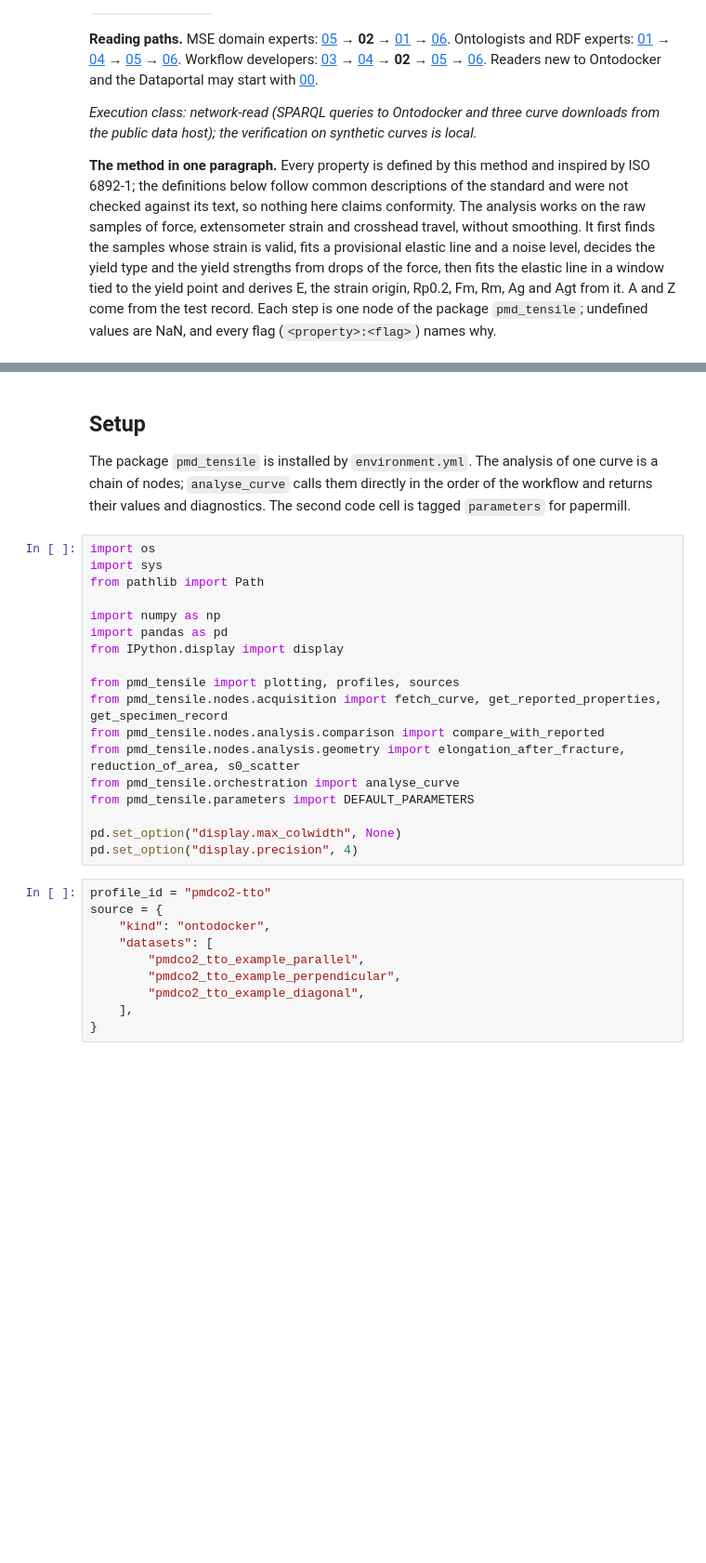
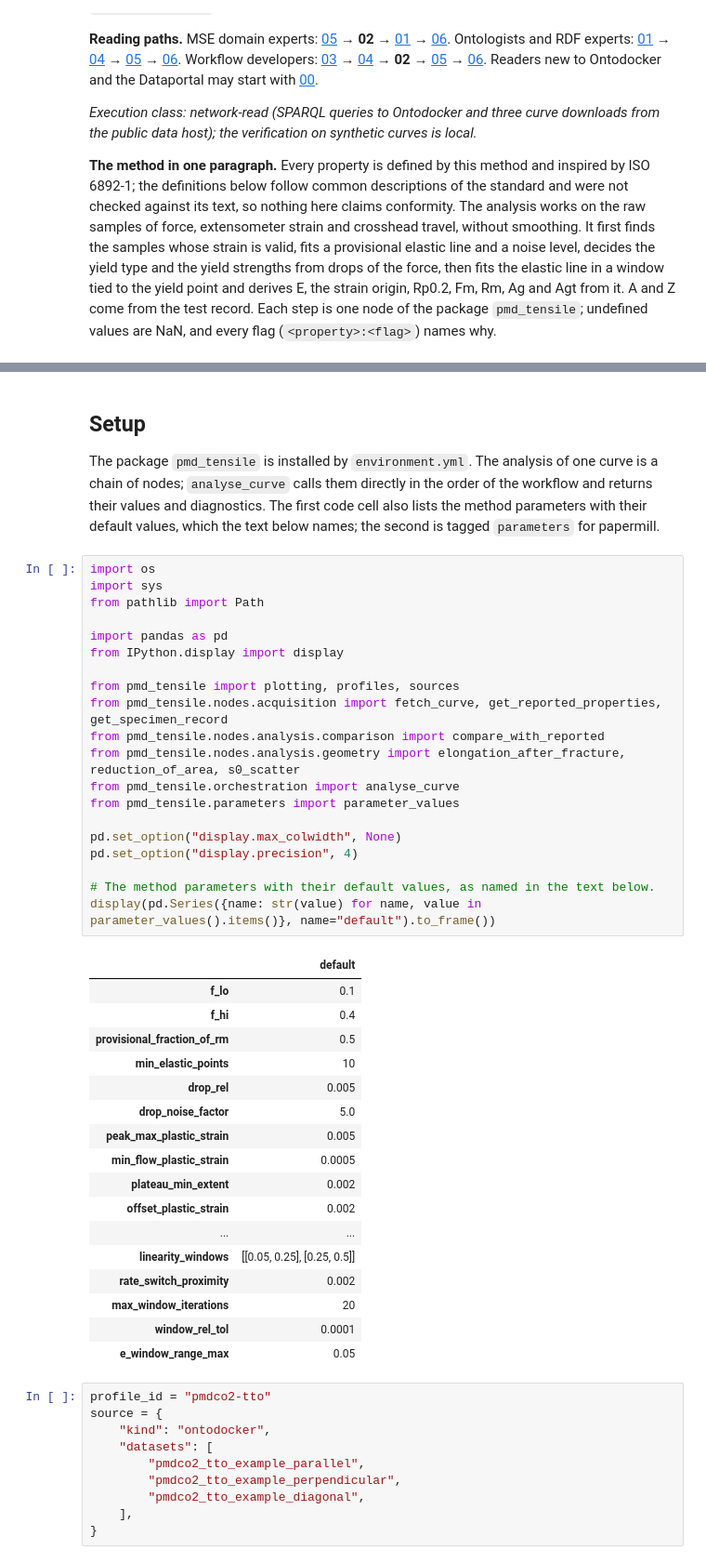
Before and after one commit to materialdigital/pmd-demonstrator, a Jupyter notebook: notebooks/02-tensile-method.ipynb, the cells around one changed output, grey strips where cells are left out. Shown at 93% size. Cells and saved outputs as stored; diff of their text form; blank space fills up the shorter version.

```diff
--- a/notebooks/02-tensile-method.ipynb
+++ b/notebooks/02-tensile-method.ipynb
@@ -31,25 +44,45 @@
 # %% [markdown]
 ## Setup
 
-The package `pmd_tensile` is installed by `environment.yml`. The analysis of one curve is a chain of nodes; `analyse_curve` calls them directly in the order of the workflow and returns their values and diagnostics. The second code cell is tagged `parameters` for papermill.
+The package `pmd_tensile` is installed by `environment.yml`. The analysis of one curve is a chain of nodes; `analyse_curve` calls them directly in the order of the workflow and returns their values and diagnostics. The first code cell also lists the method parameters with their default values, which the text below names; the second is tagged `parameters` for papermill.
 # %%
 import os
 import sys
 from pathlib import Path
 
-import numpy as np
 import pandas as pd
 from IPython.display import display
 
 from pmd_tensile import plotting, profiles, sources
 from pmd_tensile.nodes.acquisition import fetch_curve, get_reported_properties, get_specimen_record
 from pmd_tensile.nodes.analysis.comparison import compare_with_reported
 from pmd_tensile.nodes.analysis.geometry import elongation_after_fracture, reduction_of_area, s0_scatter
 from pmd_tensile.orchestration import analyse_curve
-from pmd_tensile.parameters import DEFAULT_PARAMETERS
+from pmd_tensile.parameters import parameter_values
 
 pd.set_option("display.max_colwidth", None)
 pd.set_option("display.precision", 4)
+
+# The method parameters with their default values, as named in the text below.
+display(pd.Series({name: str(value) for name, value in parameter_values().items()}, name="default").to_frame())
+# %% [output]
+|  | default |
+| f_lo | 0.1 |
+| f_hi | 0.4 |
+| provisional_fraction_of_rm | 0.5 |
+| min_elastic_points | 10 |
+| drop_rel | 0.005 |
+| drop_noise_factor | 5.0 |
+| peak_max_plastic_strain | 0.005 |
+| min_flow_plastic_strain | 0.0005 |
+| plateau_min_extent | 0.002 |
+| offset_plastic_strain | 0.002 |
+| ... | ... |
+| linearity_windows | [[0.05, 0.25], [0.25, 0.5]] |
+| rate_switch_proximity | 0.002 |
+| max_window_iterations | 20 |
+| window_rel_tol | 0.0001 |
+| e_window_range_max | 0.05 |
 # %%
 profile_id = "pmdco2-tto"
 source = {
```
Also changed, not shown: parts of 19 cells of this notebook.
